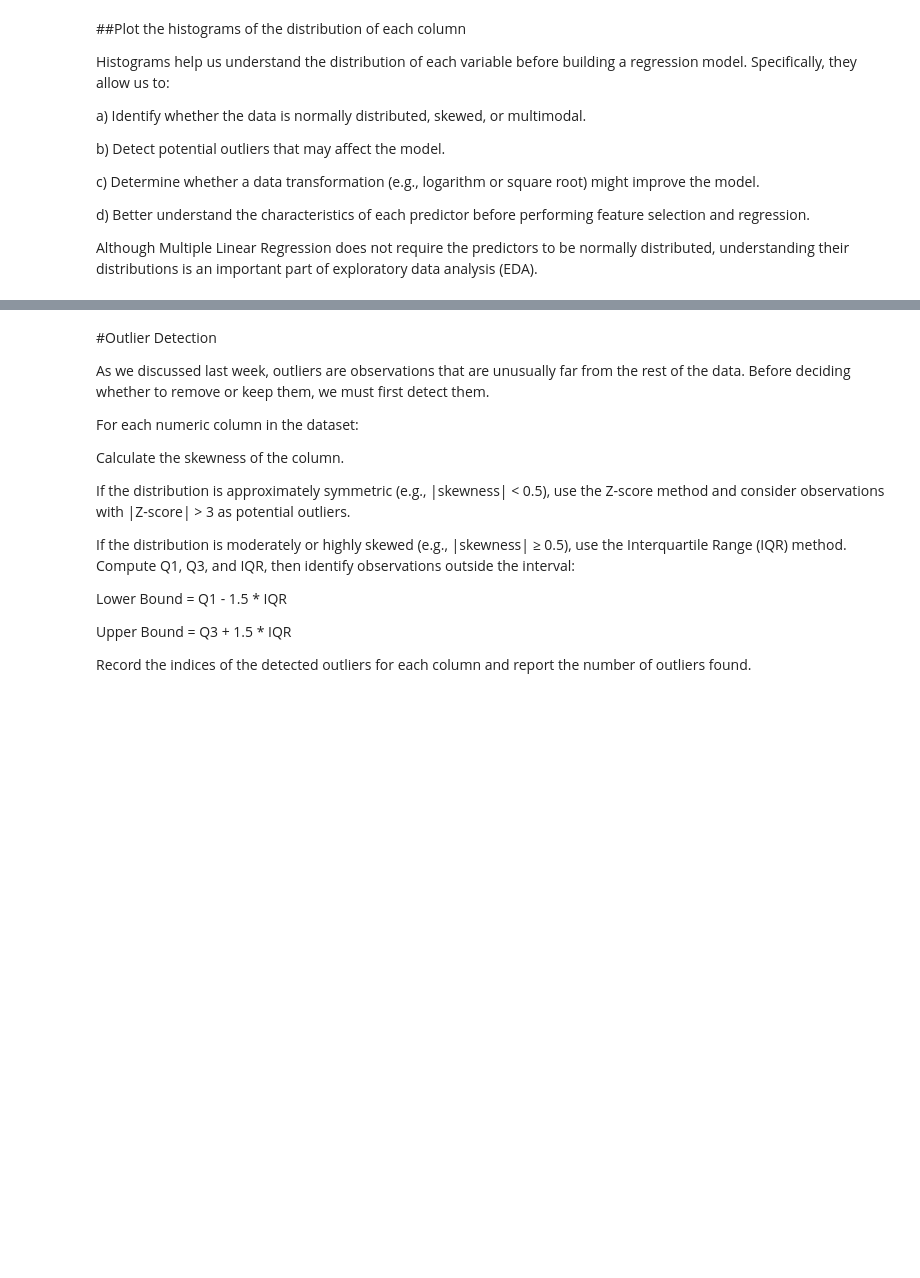
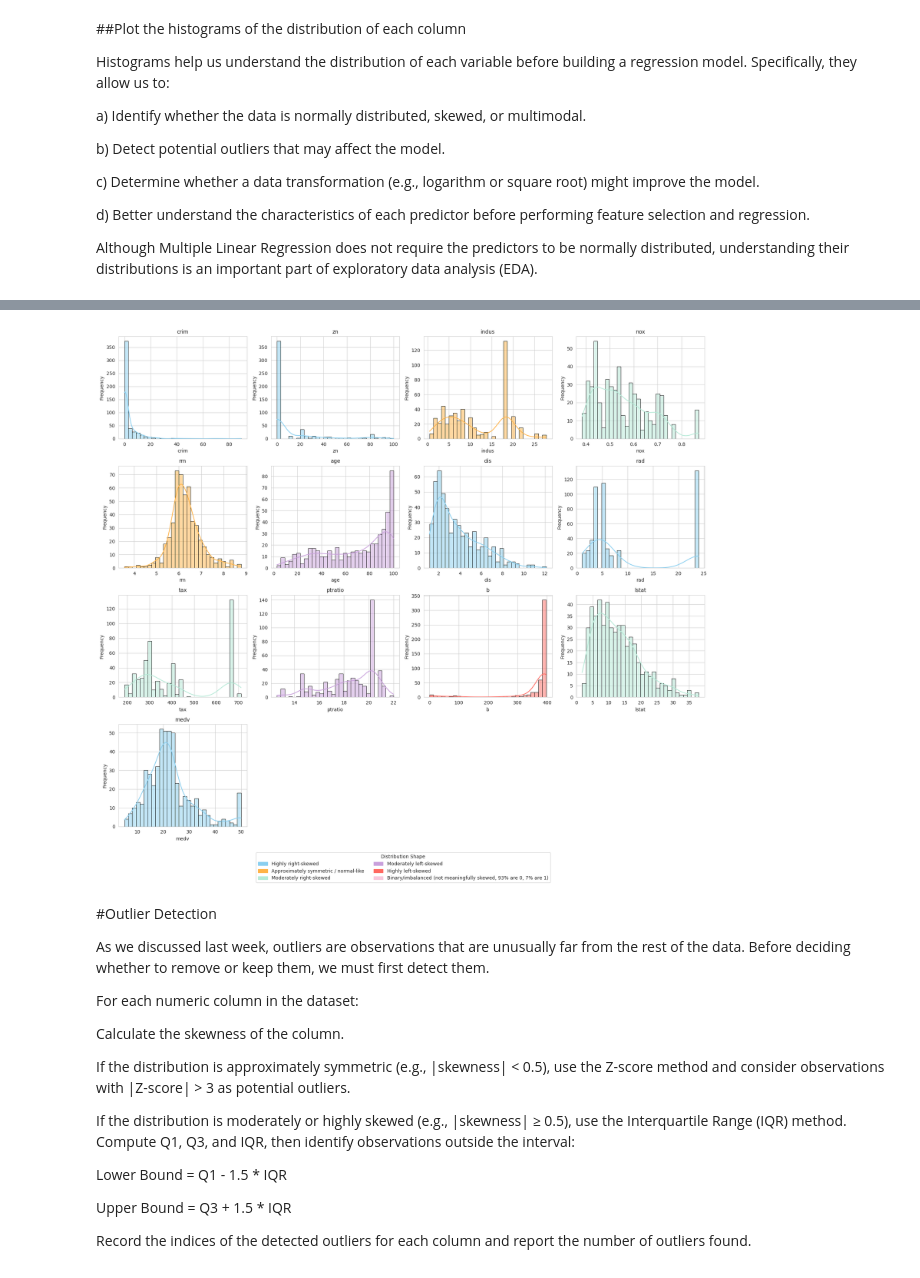
Before and after one commit to JoseAlberto88/Predictive-Analytics-, a Jupyter notebook: DAMO510_Module_03_in_Class_Activity_StarterCode.ipynb, the cells around one changed output, grey strips where cells are left out. Cells and saved outputs as stored; diff of their text form; code cells hidden in the pictures; blank space fills up the shorter version.

```diff
--- a/DAMO510_Module_03_in_Class_Activity_StarterCode.ipynb
+++ b/DAMO510_Module_03_in_Class_Activity_StarterCode.ipynb
@@ -182,3 +246,52 @@ Although Multiple Linear Regression does not require the predictors to be normal
+# %%
+import seaborn as sns
+import matplotlib.pyplot as plt
+import matplotlib.patches as mpatches
+
+shape_color_map = {
+    "Highly right-skewed": "#89CFF0",
+    "Approximately symmetric / normal-like": "#FFB347",
+    "Moderately right-skewed": "#B5EAD7",
+    "Moderately left-skewed": "#C9A0DC",
+    "Highly left-skewed": "#FF6961",
+    "Binary/imbalanced (not meaningfully skewed, 93% are 0, 7% are 1)": "#F8C8DC",
+}
+
+sns.set_style("whitegrid")
+
+continuous_cols = [col for col in df.columns if col != 'chas']
+
+fig, axes = plt.subplots(nrows=4, ncols=4, figsize=(18, 16))
+axes = axes.flatten()
+
+for i, col in enumerate(continuous_cols):
+    shape_label = distribution_summary.loc[distribution_summary['Column'] == col, 'Distribution Shape'].values[0]
+    color = shape_color_map.get(shape_label, "#D3D3D3")
+
+    sns.histplot(df[col], bins=30, kde=True, color=color, edgecolor='black', ax=axes[i])
+    axes[i].set_title(col, fontsize=11)
+    axes[i].set_xlabel(col)
+    axes[i].set_ylabel("Frequency")
+
+for j in range(len(continuous_cols), len(axes)):
+    axes[j].axis('off')
+
+# Build a single shared legend for the whole figure, based on the color map
+legend_patches = [mpatches.Patch(color=color, label=label) for label, color in shape_color_map.items()]
+fig.legend(
+    handles=legend_patches,
+    loc='lower center',
+    bbox_to_anchor=(0.5, -0.02),
+    ncol=2,
+    fontsize=10,
+    title="Distribution Shape",
+    frameon=True
+)
+
+plt.tight_layout(rect=[0, 0.05, 1, 1])  # leave room at the bottom for the legend
+plt.show()
+# %% [output]
+[figure, added]
 # %% [markdown]
 #Outlier Detection
 
```
Also changed, not shown: parts of 4 cells of this notebook.
